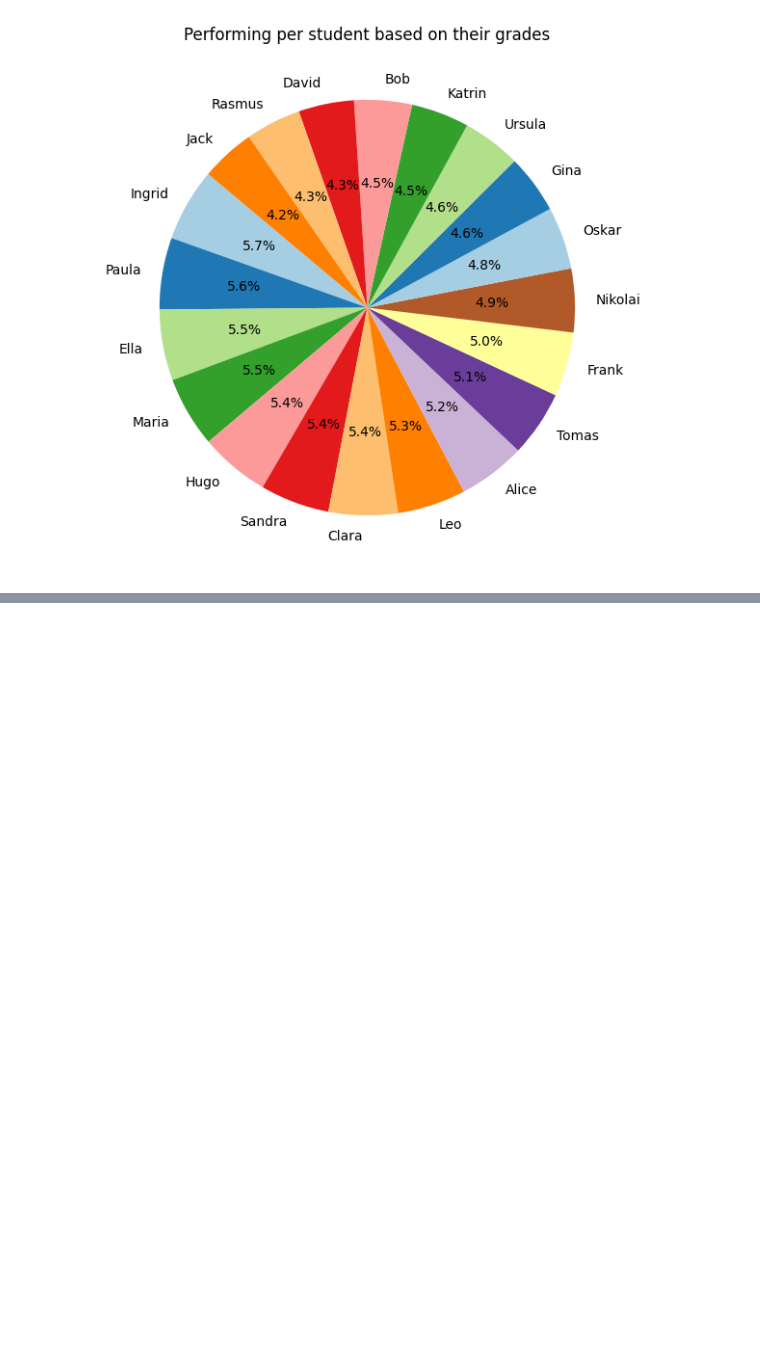
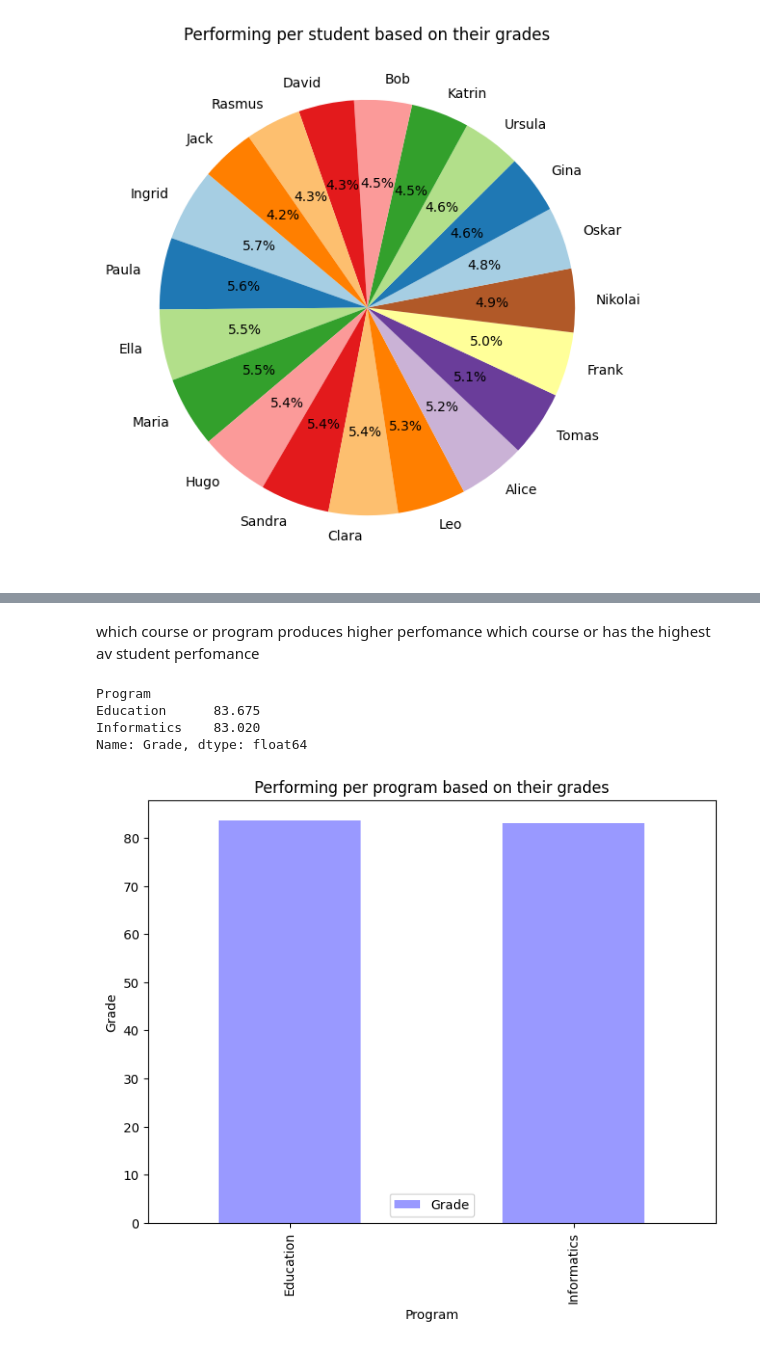
Before and after one commit to diana-vladotsenko/dt-2025-data-visualisation, a Jupyter notebook: notebooks/class_work/student_progress_analysis copy.ipynb, the cells around one changed output, grey strips where cells are left out. Drawn from its saved outputs; the diff is of its cells as text; code cells hidden in the pictures; blank space fills up the shorter version.

```diff
--- a/notebooks/class_work/student_progress_analysis copy.ipynb
+++ b/notebooks/class_work/student_progress_analysis copy.ipynb
@@ -74,0 +101,20 @@ plt.show()
+# %% [markdown]
+which course or program produces higher perfomance
+which course or has the highest av student perfomance
+# %%
+import matplotlib.pyplot as plt
+
+program_avg =df.groupby("Program")["Grade"].mean()
+print(program_avg)
+
+program_avg.plot(kind ="bar", color ="blue", figsize =(8,6), alpha =0.4, legend=True)
+plt.title("Performing per program based on their grades")
+plt.ylabel("Grade")
+plt.xlabel("Program")
+plt.show()
+# %% [output]
+Program
+Education      83.675
+Informatics    83.020
+Name: Grade, dtype: float64
+[figure, added]
```
Also changed, not shown: parts of 5 cells of this notebook, 4 other files.
